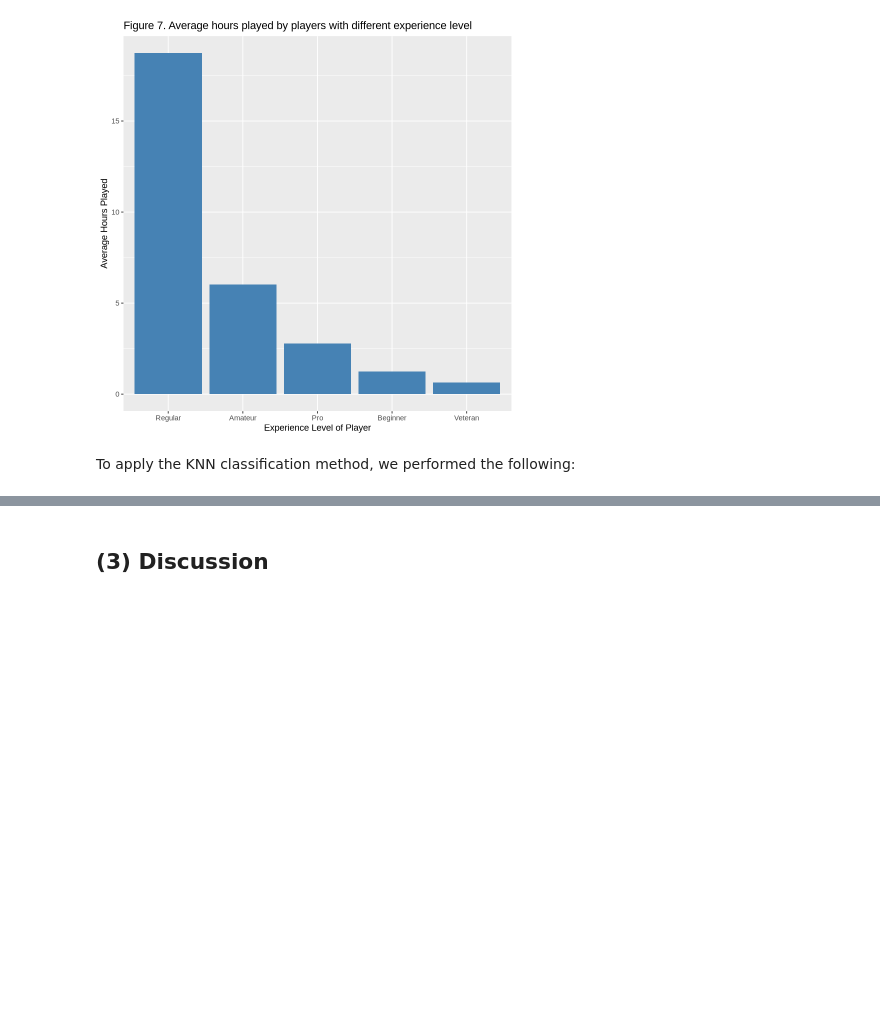
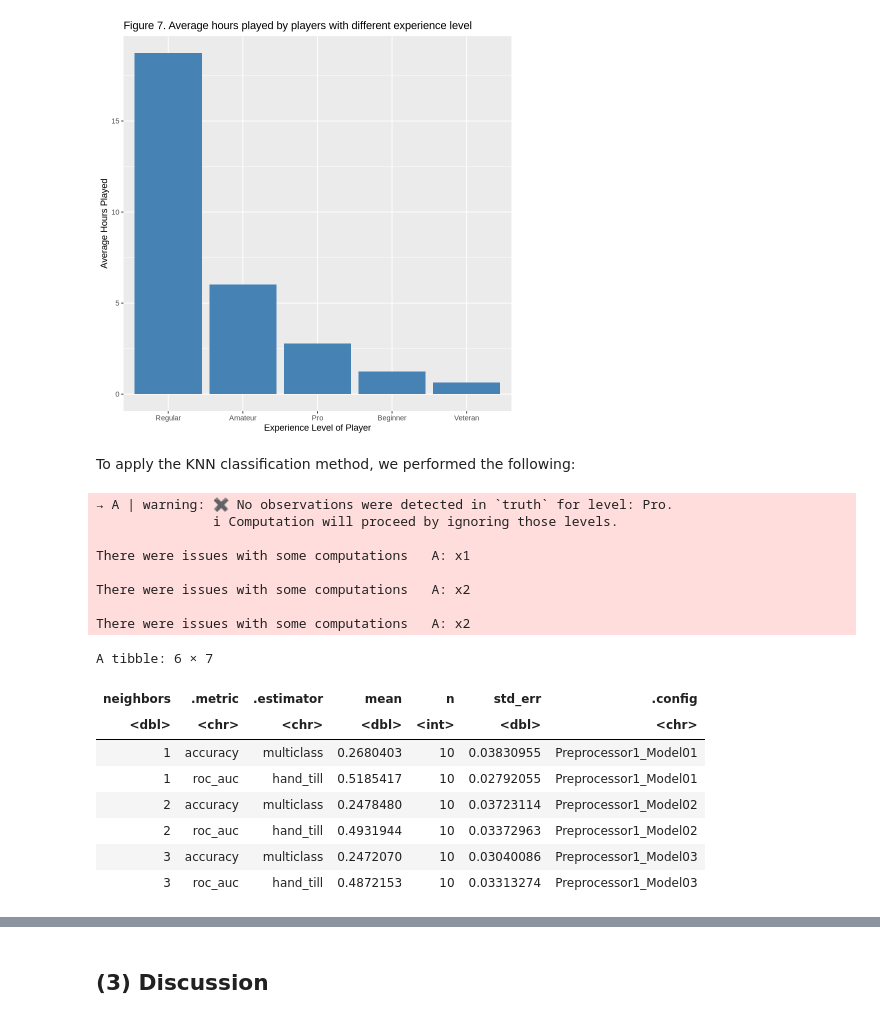
Before and after one commit to vmah1/dsci100-group-project, a Jupyter notebook: project.ipynb, the cells around one changed output, grey strips where cells are left out. Cells and saved outputs as stored; diff of their text form; code cells hidden in the pictures; blank space fills up the shorter version.

```diff
--- a/project.ipynb
+++ b/project.ipynb
@@ -446,12 +449,49 @@ A tibble: 5 × 3
 To apply the KNN classification method, we performed the following:
 # %%
 # use 75:25 split
+set.seed(188)
+
 player_split <- initial_split(players_tidy, prop = 0.75, strata = played_hours)
 player_train <- training(player_split)
 player_test <- testing(player_split)
 
+knn_recipe <- recipe(experience ~ played_hours, data = player_train) |>
+ step_scale(all_predictors()) |>
+ step_center(all_predictors())
 
+knn_spec <- nearest_neighbor(weight_func = "rectangular", neighbors = tune()) |>
+  set_engine("kknn") |>
+  set_mode("classification")
 
-# in progress - vanessa
+# for small datasets, 10-fold cross validation is preferred over 5-fold becasue it uses more data for training in each fold
+knn_vfold <- vfold_cv(player_train, v = 10, strata = experience)
+
+gridvals <- tibble(neighbors = seq(from = 1, to = 25, by = 1))
+
+knn_player_results <- workflow() |>
+  add_recipe(knn_recipe) |>
+  add_model(knn_spec) |>
+  tune_grid(resamples = knn_vfold, grid = gridvals) |>
+  collect_metrics()
+
+head(knn_player_results)
+# %% [output]
+→ A | warning: ✖ No observations were detected in `truth` for level: Pro.
+               ℹ Computation will proceed by ignoring those levels.
+
+There were issues with some computations   A: x1
+
+There were issues with some computations   A: x2
+
+There were issues with some computations   A: x2
+A tibble: 6 × 7
+| neighbors | .metric | .estimator | mean | n | std_err | .config |
+| <dbl> | <chr> | <chr> | <dbl> | <int> | <dbl> | <chr> |
+| 1 | accuracy | multiclass | 0.2680403 | 10 | 0.03830955 | Preprocessor1_Model01 |
+| 1 | roc_auc | hand_till | 0.5185417 | 10 | 0.02792055 | Preprocessor1_Model01 |
+| 2 | accuracy | multiclass | 0.2478480 | 10 | 0.03723114 | Preprocessor1_Model02 |
+| 2 | roc_auc | hand_till | 0.4931944 | 10 | 0.03372963 | Preprocessor1_Model02 |
+| 3 | accuracy | multiclass | 0.2472070 | 10 | 0.03040086 | Preprocessor1_Model03 |
+| 3 | roc_auc | hand_till | 0.4872153 | 10 | 0.03313274 | Preprocessor1_Model03 |
 # %%
 # To find optimal K
```
Also changed, not shown: parts of 14 cells of this notebook.
